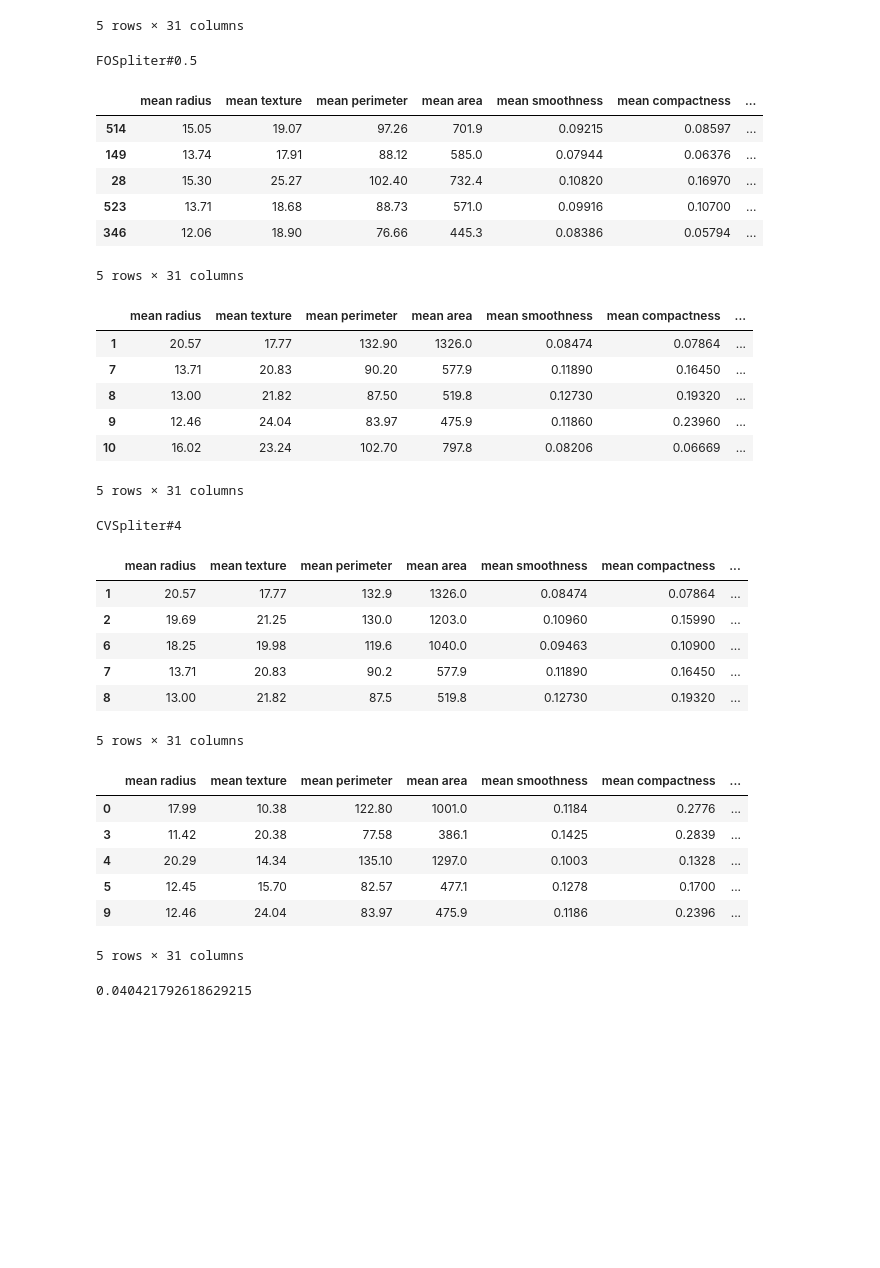
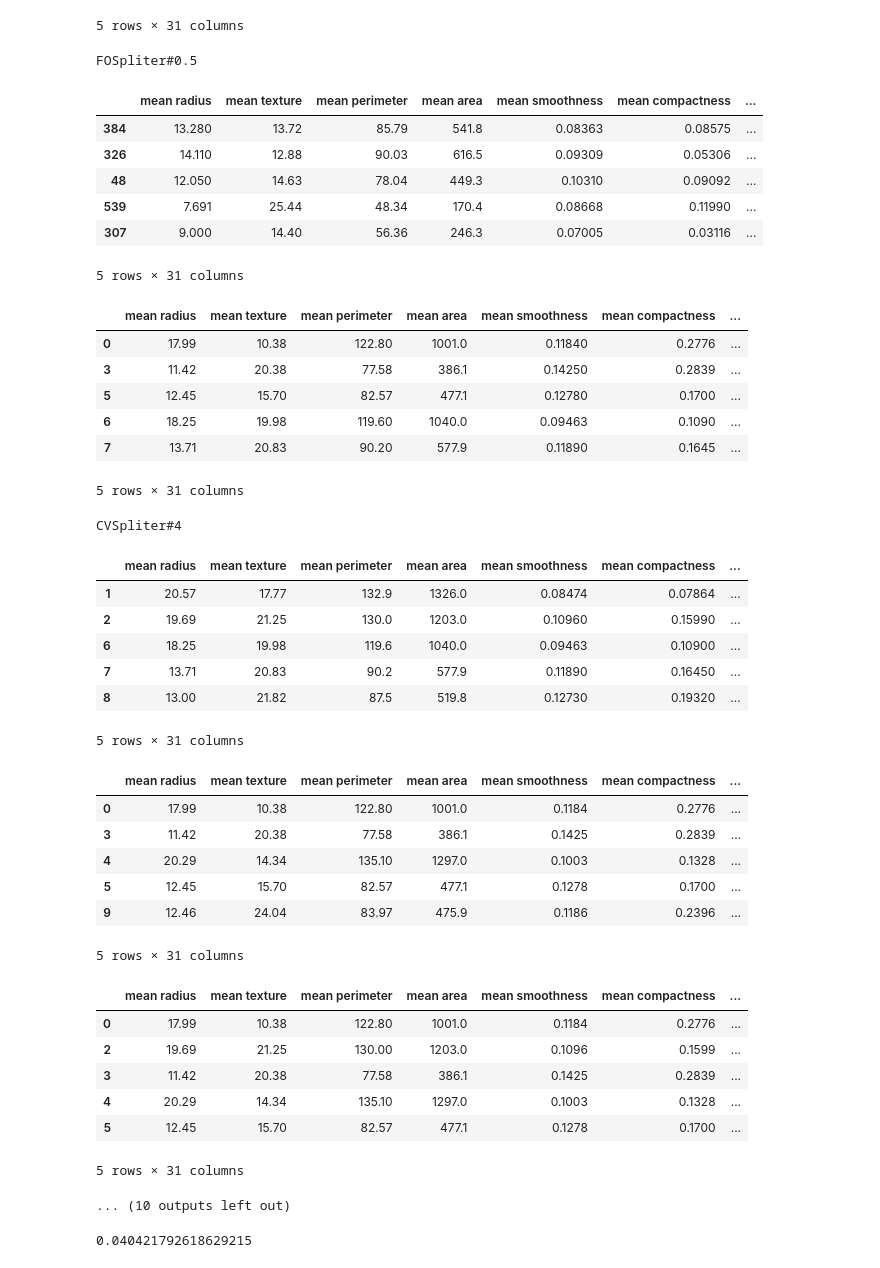
Before and after one commit to ya-mori/python-note, a Jupyter notebook: training/data_division.ipynb, the cells around one changed output. Cells and saved outputs as stored; diff of their text form; code cells hidden in the pictures; blank space fills up the shorter version.

```diff
--- a/training/data_division.ipynb
+++ b/training/data_division.ipynb
@@ -89,55 +89,53 @@ class FOSpliter(Spliter):
         super().__init__(df, num)
 
     def run(self) -> pd.DataFrame:
-        #print(f"run FOSpliter number : {self.num}")
         df_train = self.df.sample(frac=self.num)
         df_test = self.df.drop(df_train.index)
         yield df_train, df_test
 
 
 class CVSpliter(Spliter):
     '''
     Cross Varidation法でデータを分割する分割器です。
     '''
     def __init__(self, df, num):
         '''
         :param df 分割したいデータ
         :param num データの分割する個数
         '''
         super().__init__(df, num)
 
     def run(self) -> pd.DataFrame:
-        #print(f"run CVSpliter number : {self.num}")
         fold = KFold(n_splits=self.num, shuffle=True, random_state=1)
-        ids_train, ids_test = next(fold.split(self.df))
-        df_train, df_test = self.df.iloc[ids_train], self.df.iloc[ids_test]
-        yield df_train, df_test
+        for ids_train, ids_test in fold.split(self.df):
+            df_train, df_test = self.df.iloc[ids_train], self.df.iloc[ids_test]
+            yield df_train, df_test
 
 #  test
 df = get_data()
 spliter_fo = FOSpliter(df=df, num=0.5)
 spliter_cv = CVSpliter(df=df, num=4)
 tasks = [spliter_fo, spliter_cv]
 for task in tasks:
     print(task.to_str())
-    df_train, df_test = next(task.run())
-    display(df_train.head())
-    display(df_test.head())
+    for df_train, df_test in task.run():
+        display(df_train.head())
+        display(df_test.head())
 # %% [output]
 FOSpliter#0.5
 |  | mean radius | mean texture | mean perimeter | mean area | mean smoothness | mean compactness | ... |
-| 514 | 15.05 | 19.07 | 97.26 | 701.9 | 0.09215 | 0.08597 | ... |
-| 149 | 13.74 | 17.91 | 88.12 | 585.0 | 0.07944 | 0.06376 | ... |
-| 28 | 15.30 | 25.27 | 102.40 | 732.4 | 0.10820 | 0.16970 | ... |
-| 523 | 13.71 | 18.68 | 88.73 | 571.0 | 0.09916 | 0.10700 | ... |
-| 346 | 12.06 | 18.90 | 76.66 | 445.3 | 0.08386 | 0.05794 | ... |
+| 384 | 13.280 | 13.72 | 85.79 | 541.8 | 0.08363 | 0.08575 | ... |
+| 326 | 14.110 | 12.88 | 90.03 | 616.5 | 0.09309 | 0.05306 | ... |
+| 48 | 12.050 | 14.63 | 78.04 | 449.3 | 0.10310 | 0.09092 | ... |
+| 539 | 7.691 | 25.44 | 48.34 | 170.4 | 0.08668 | 0.11990 | ... |
+| 307 | 9.000 | 14.40 | 56.36 | 246.3 | 0.07005 | 0.03116 | ... |
 5 rows × 31 columns
 |  | mean radius | mean texture | mean perimeter | mean area | mean smoothness | mean compactness | ... |
-| 1 | 20.57 | 17.77 | 132.90 | 1326.0 | 0.08474 | 0.07864 | ... |
-| 7 | 13.71 | 20.83 | 90.20 | 577.9 | 0.11890 | 0.16450 | ... |
-| 8 | 13.00 | 21.82 | 87.50 | 519.8 | 0.12730 | 0.19320 | ... |
-| 9 | 12.46 | 24.04 | 83.97 | 475.9 | 0.11860 | 0.23960 | ... |
-| 10 | 16.02 | 23.24 | 102.70 | 797.8 | 0.08206 | 0.06669 | ... |
+| 0 | 17.99 | 10.38 | 122.80 | 1001.0 | 0.11840 | 0.2776 | ... |
+| 3 | 11.42 | 20.38 | 77.58 | 386.1 | 0.14250 | 0.2839 | ... |
+| 5 | 12.45 | 15.70 | 82.57 | 477.1 | 0.12780 | 0.1700 | ... |
+| 6 | 18.25 | 19.98 | 119.60 | 1040.0 | 0.09463 | 0.1090 | ... |
+| 7 | 13.71 | 20.83 | 90.20 | 577.9 | 0.11890 | 0.1645 | ... |
 5 rows × 31 columns
 CVSpliter#4
 |  | mean radius | mean texture | mean perimeter | mean area | mean smoothness | mean compactness | ... |
@@ -154,6 +152,14 @@ CVSpliter#4
 | 5 | 12.45 | 15.70 | 82.57 | 477.1 | 0.1278 | 0.1700 | ... |
 | 9 | 12.46 | 24.04 | 83.97 | 475.9 | 0.1186 | 0.2396 | ... |
 5 rows × 31 columns
+|  | mean radius | mean texture | mean perimeter | mean area | mean smoothness | mean compactness | ... |
+| 0 | 17.99 | 10.38 | 122.80 | 1001.0 | 0.1184 | 0.2776 | ... |
+| 2 | 19.69 | 21.25 | 130.00 | 1203.0 | 0.1096 | 0.1599 | ... |
+| 3 | 11.42 | 20.38 | 77.58 | 386.1 | 0.1425 | 0.2839 | ... |
+| 4 | 20.29 | 14.34 | 135.10 | 1297.0 | 0.1003 | 0.1328 | ... |
+| 5 | 12.45 | 15.70 | 82.57 | 477.1 | 0.1278 | 0.1700 | ... |
+5 rows × 31 columns
+... (10 outputs left out)
 # %%
 def col_error(df_train: pd.DataFrame, df_test: pd.DataFrame):
     '''
```
Also changed, not shown: parts of 1 cell of this notebook, 2 other files.
